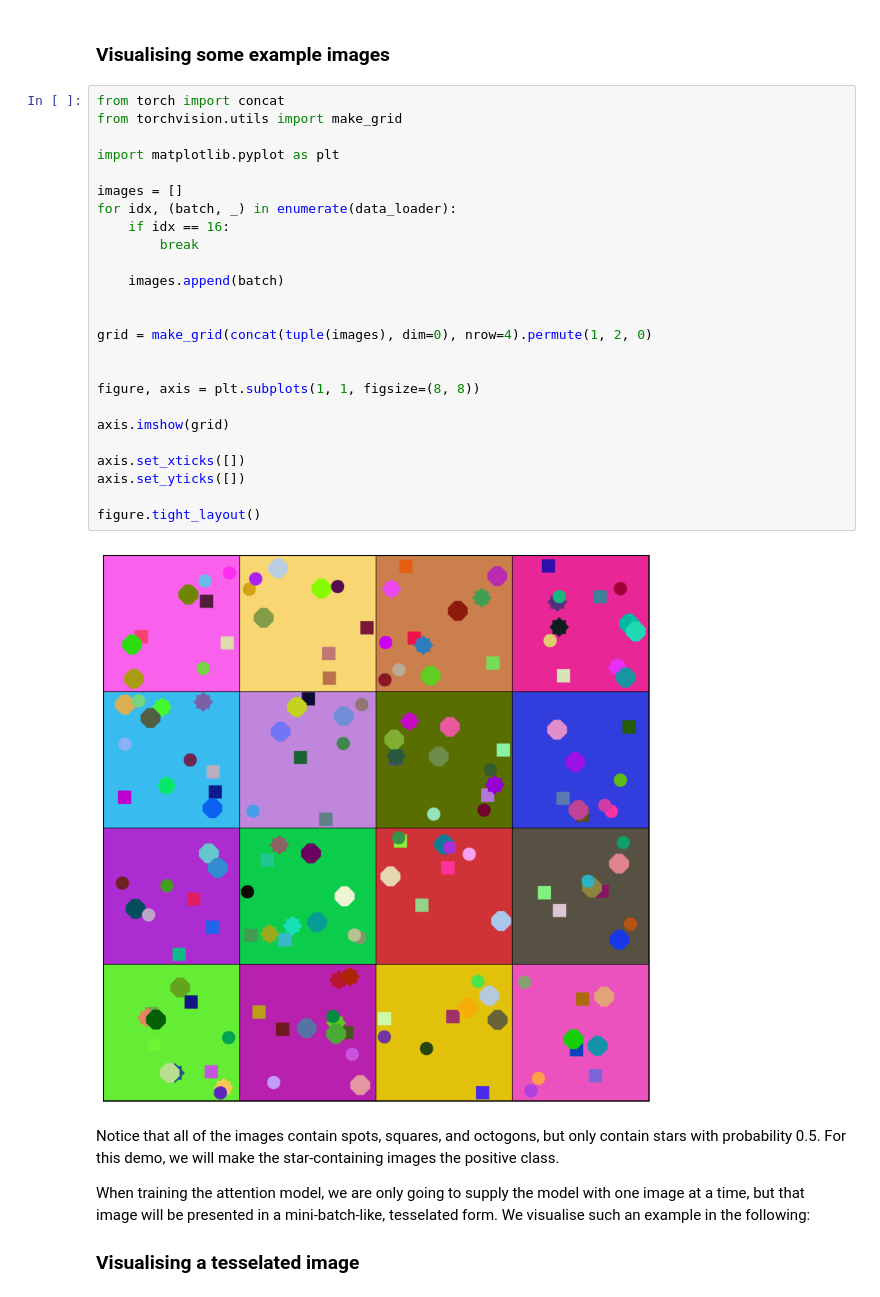
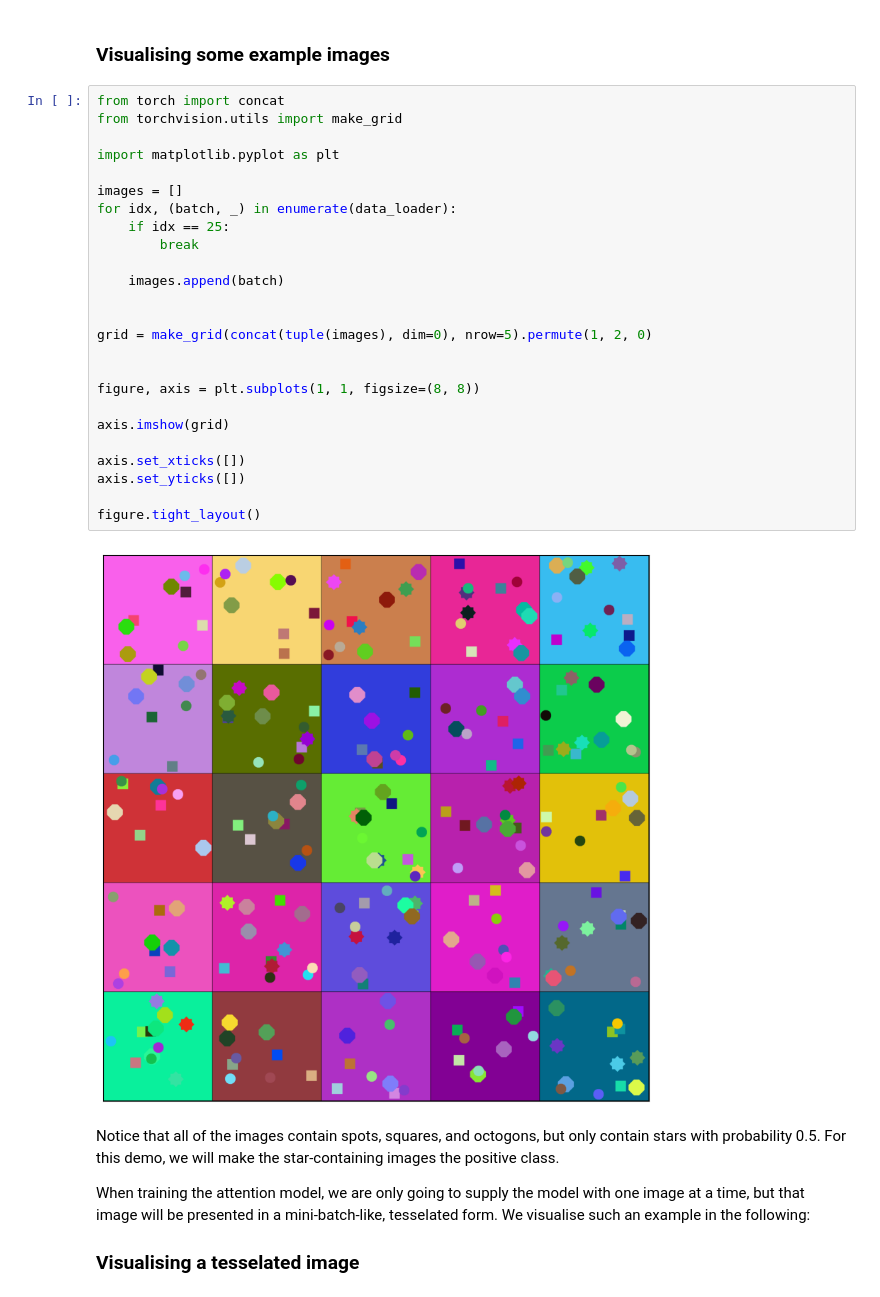
Before and after one commit to jdenholm/TorchTools, a Jupyter notebook: demos/attention-mil-demo.ipynb, the cells around one changed output. Drawn from its saved outputs; the diff is of its cells as text.

```diff
--- a/demos/attention-mil-demo.ipynb
+++ b/demos/attention-mil-demo.ipynb
@@ -46,30 +47,30 @@ Bag size = 64
 # %%
 from torch import concat
 from torchvision.utils import make_grid
 
 import matplotlib.pyplot as plt
 
 images = []
 for idx, (batch, _) in enumerate(data_loader):
-    if idx == 16:
+    if idx == 25:
         break
 
     images.append(batch)
 
 
-grid = make_grid(concat(tuple(images), dim=0), nrow=4).permute(1, 2, 0)
+grid = make_grid(concat(tuple(images), dim=0), nrow=5).permute(1, 2, 0)
 
 
 figure, axis = plt.subplots(1, 1, figsize=(8, 8))
 
 axis.imshow(grid)
 
 axis.set_xticks([])
 axis.set_yticks([])
 
 figure.tight_layout()
 # %% [output]
-[figure, old version]
+[figure, new version]
 # %% [markdown]
 Notice that all of the images contain spots, squares, and octogons, but only contain stars with probability 0.5. For this demo, we will make the star-containing images the positive class.
 
```
Also changed, not shown: parts of 8 cells of this notebook.
